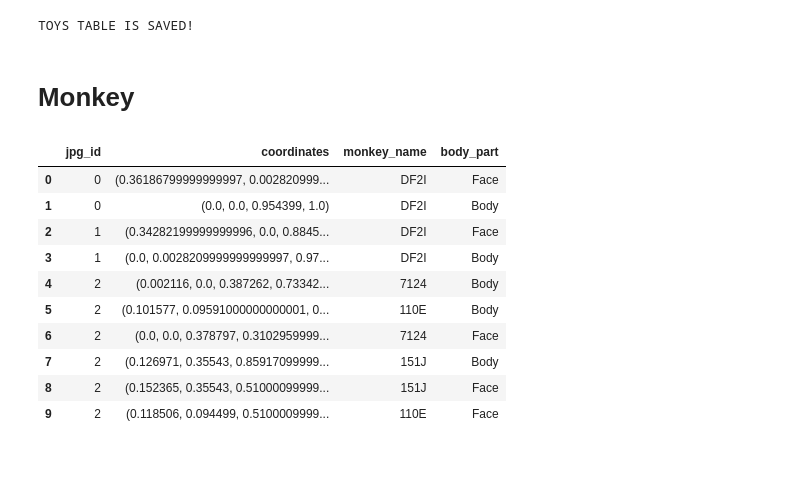
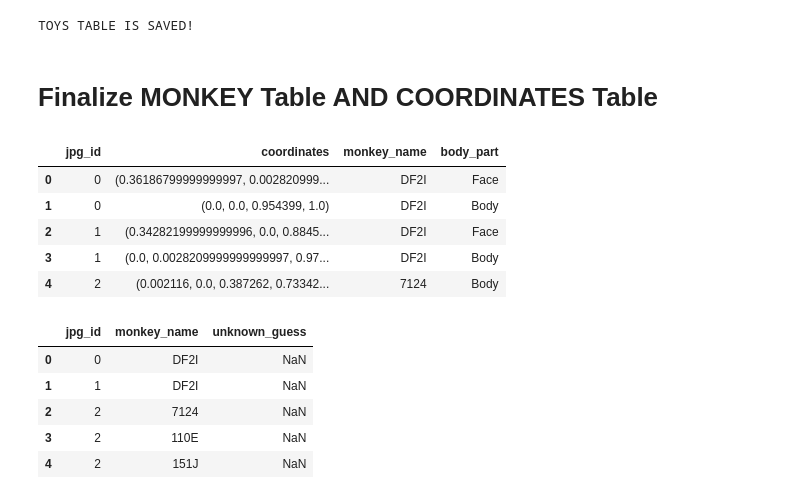
Before and after one commit to julie0924/PhotoMetadata, a Jupyter notebook: Combining.ipynb, the cells around one changed output. Cells and saved outputs as stored; diff of their text form; code cells hidden in the pictures; blank space fills up the shorter version.

```diff
--- a/Combining.ipynb
+++ b/Combining.ipynb
@@ -112,18 +118,20 @@ print("TOYS TABLE IS SAVED!")
 # %% [output]
 TOYS TABLE IS SAVED!
 # %% [markdown]
-# Monkey
+# Finalize MONKEY Table AND COORDINATES Table
 # %%
-mon_coord.head(10)
+display(mon_coord.head())
+display(mon.head())
 # %% [output]
 |  | jpg_id | coordinates | monkey_name | body_part |
 | 0 | 0 | (0.36186799999999997, 0.002820999... | DF2I | Face |
 | 1 | 0 | (0.0, 0.0, 0.954399, 1.0) | DF2I | Body |
 | 2 | 1 | (0.34282199999999996, 0.0, 0.8845... | DF2I | Face |
 | 3 | 1 | (0.0, 0.0028209999999999997, 0.97... | DF2I | Body |
 | 4 | 2 | (0.002116, 0.0, 0.387262, 0.73342... | 7124 | Body |
-| 5 | 2 | (0.101577, 0.09591000000000001, 0... | 110E | Body |
-| 6 | 2 | (0.0, 0.0, 0.378797, 0.3102959999... | 7124 | Face |
-| 7 | 2 | (0.126971, 0.35543, 0.85917099999... | 151J | Body |
-| 8 | 2 | (0.152365, 0.35543, 0.51000099999... | 151J | Face |
-| 9 | 2 | (0.118506, 0.094499, 0.5100009999... | 110E | Face |
+|  | jpg_id | monkey_name | unknown_guess |
+| 0 | 0 | DF2I | NaN |
+| 1 | 1 | DF2I | NaN |
+| 2 | 2 | 7124 | NaN |
+| 3 | 2 | 110E | NaN |
+| 4 | 2 | 151J | NaN |
```
Also changed, not shown: parts of 28 cells of this notebook, 8 other files.
